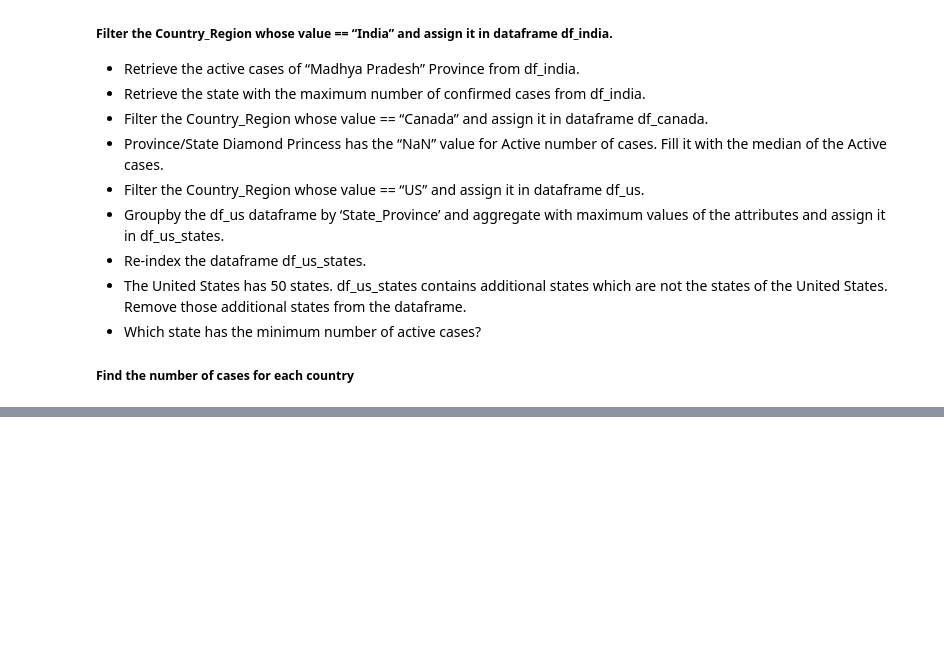
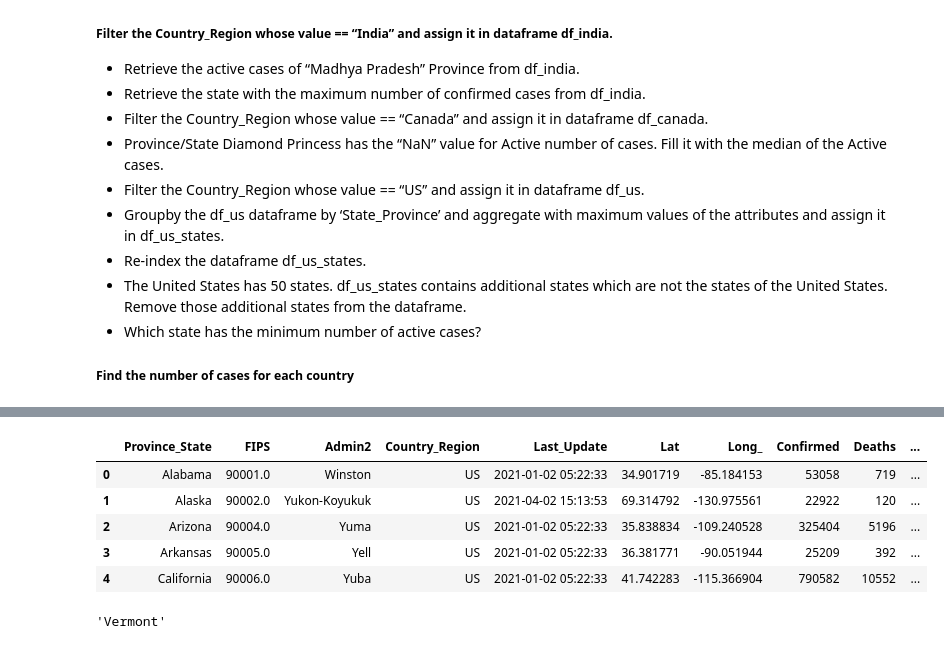
Before and after one commit to saras108/Intern, a Jupyter notebook: pandas/Untitled.ipynb, the cells around one changed output, grey strips where cells are left out. Saved outputs shown, nothing was run; the diff lists cells and outputs as text; code cells hidden in the pictures; blank space fills up the shorter version.

```diff
--- a/pandas/Untitled.ipynb
+++ b/pandas/Untitled.ipynb
@@ -334,0 +354,12 @@ df_us.shape
+# %%
+# Re-index the dataframe df_us_states.
+
+df_us_states.reset_index(inplace=True)
+df_us_states.head()
+# %% [output]
+|  | Province_State | FIPS | Admin2 | Country_Region | Last_Update | Lat | Long_ | Confirmed | Deaths | ... |
+| 0 | Alabama | 90001.0 | Winston | US | 2021-01-02 05:22:33 | 34.901719 | -85.184153 | 53058 | 719 | ... |
+| 1 | Alaska | 90002.0 | Yukon-Koyukuk | US | 2021-04-02 15:13:53 | 69.314792 | -130.975561 | 22922 | 120 | ... |
+| 2 | Arizona | 90004.0 | Yuma | US | 2021-01-02 05:22:33 | 35.838834 | -109.240528 | 325404 | 5196 | ... |
+| 3 | Arkansas | 90005.0 | Yell | US | 2021-01-02 05:22:33 | 36.381771 | -90.051944 | 25209 | 392 | ... |
+| 4 | California | 90006.0 | Yuba | US | 2021-01-02 05:22:33 | 41.742283 | -115.366904 | 790582 | 10552 | ... |
@@ -334,0 +432,8 @@ df_us.shape
+# %%
+# Which state has the minimum number of active cases?
+
+
+us_states_min_case = us_states.sort_values('Active' ).iloc[0].Province_State
+us_states_min_case
+# %% [output]
+'Vermont'
```
Also changed, not shown: parts of 9 cells of this notebook.
